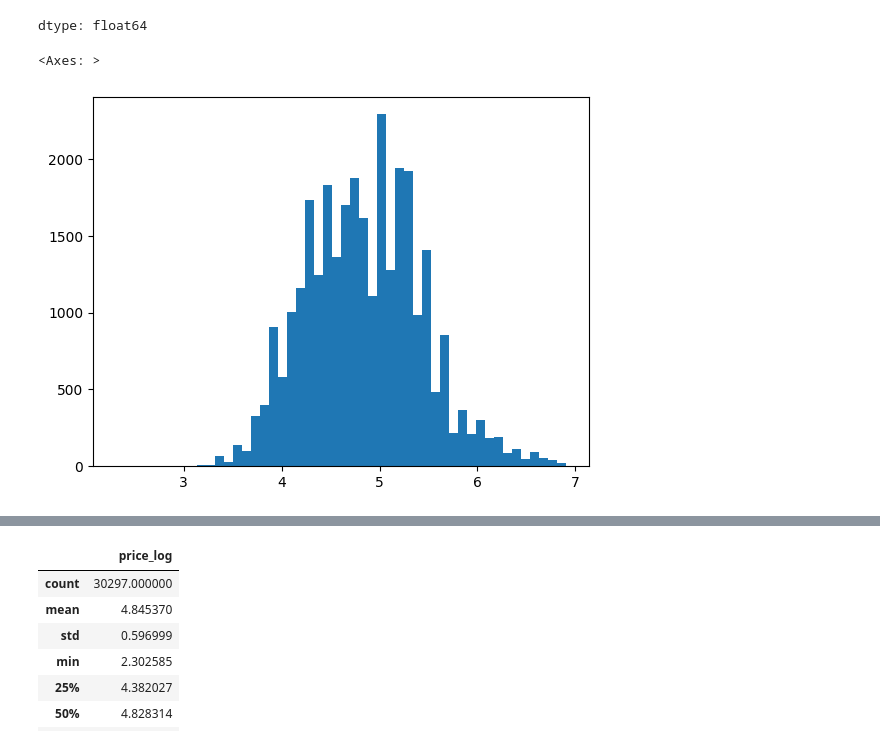
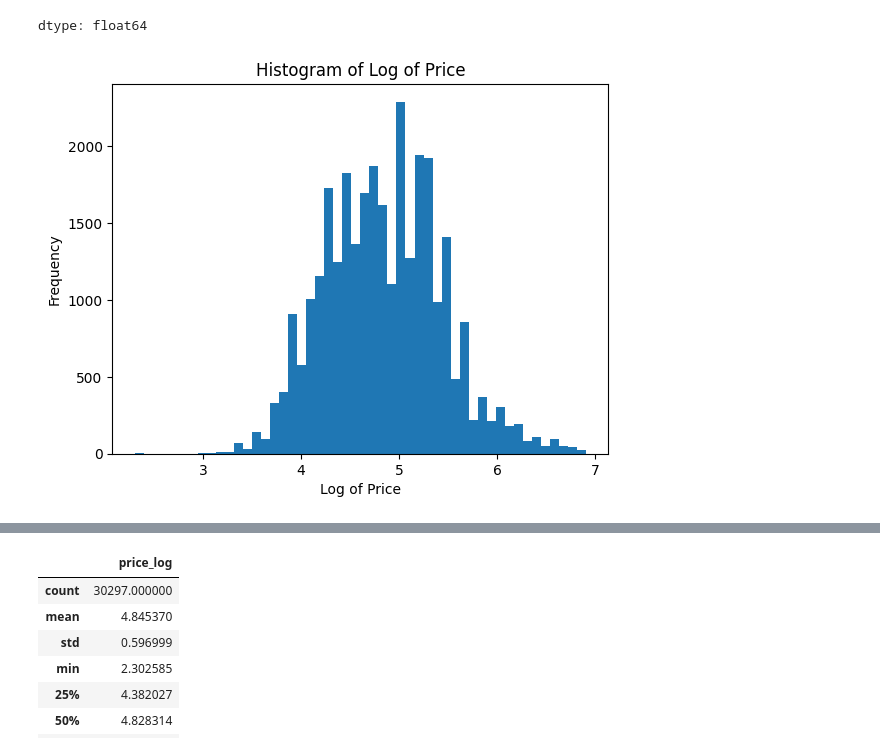
Before and after one commit to Harryshield14/eda_assignment, a Jupyter notebook: assignment.ipynb, the cells around one changed output, grey strips where cells are left out. Saved outputs shown, nothing was run; the diff lists cells and outputs as text; code cells hidden in the pictures.

```diff
--- a/assignment.ipynb
+++ b/assignment.ipynb
@@ -42,7 +42,7 @@ import numpy as np
 import matplotlib.pyplot as plt
 import seaborn as sns
 
-df = pd.read_csv('/content/drive/MyDrive/DS 3001 (1)/airbnb_hw.csv')
+df = pd.read_csv('/content/drive/MyDrive/DS 3001/airbnb_hw.csv')
 df_clean = df.copy()
 df_clean.head() #There are 13 variables, in a variety of different topics that talk about the airbnb listings
 len(df_clean) #There are 30478 entries into this csv
@@ -51,4 +51,8 @@ pd.crosstab(df_clean['Room Type'], df_clean['Property Type']) #Private rooms are
 
 df_clean['Price'] = pd.to_numeric(df_clean['Price'], errors='coerce')
 df_clean['Price'].hist(bins = 25, grid = False)
+plt.xlabel('Price')
+plt.ylabel('Frequency')
+plt.title('Histogram of Price')
+plt.show()
 # %% [output]
@@ -80,6 +89,9 @@ dtype: float64
 # %%
 df_clean['price_log'] = np.log(df_clean['Price'])
 df_clean['price_log'].hist(bins = 50, grid = False)
+plt.xlabel('Log of Price')
+plt.ylabel('Frequency')
+plt.title('Histogram of Log of Price')
+plt.show()
 # %% [output]
-<Axes: >
-[figure, old version]
+[figure, new version]
```
Also changed, not shown: parts of 10 cells of this notebook.
